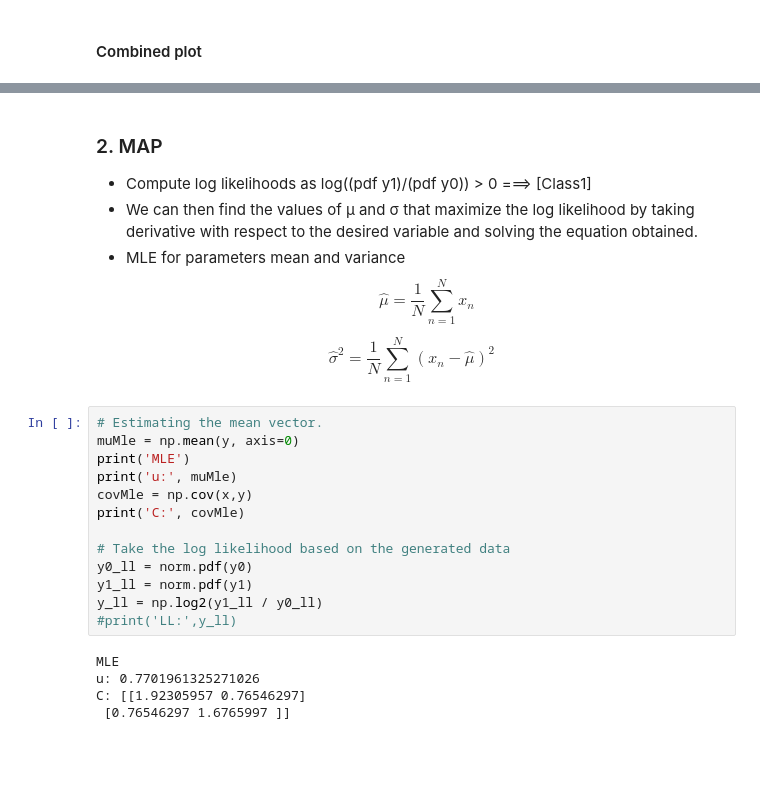
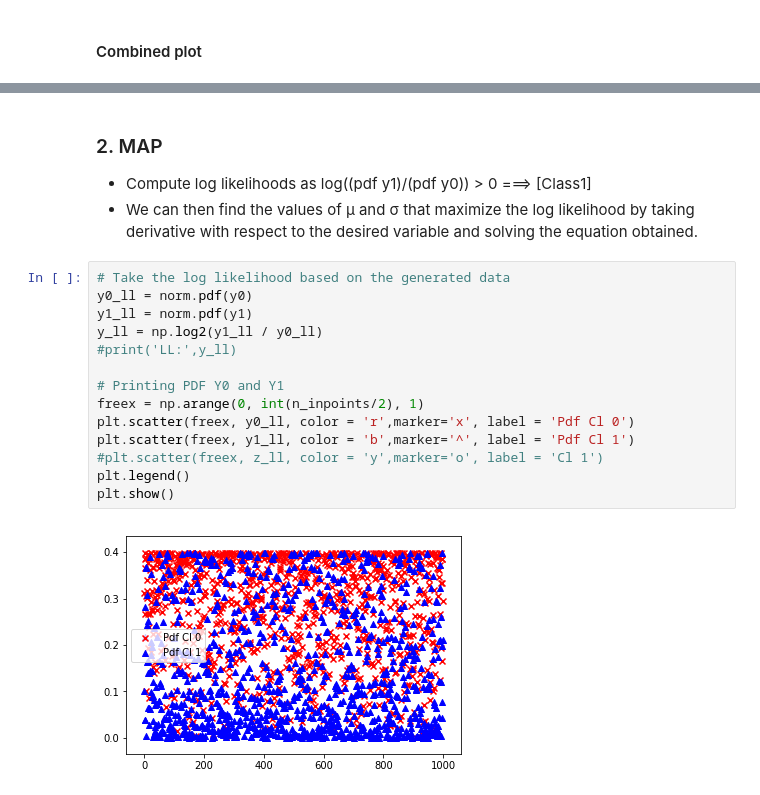
Before and after one commit to karmarv/mlearn, a Jupyter notebook: ml-h/h1-logreg.ipynb, the cells around one changed output, grey strips where cells are left out. Cells and saved outputs as stored; diff of their text form; blank space fills up the shorter version.

```diff
--- a/ml-h/h1-logreg.ipynb
+++ b/ml-h/h1-logreg.ipynb
@@ -92,32 +100,22 @@ Shape; X: (100,) , Y: (100,)
 - Compute log likelihoods as log((pdf y1)/(pdf y0)) > 0 ===> [Class1]
 - We can then find the values of µ and σ that maximize the log likelihood by taking derivative
 with respect to the desired variable and solving the equation obtained.
-- MLE for parameters mean and variance
-\begin{equation}
-\hat{\mu} = \frac{1}{N} {{\sum}}_{n=1}^{N}x_n
-\end{equation}
-
-\begin{equation}
-\hat{\sigma}^2 = \frac{1}{N} {{\sum}}_{n=1}^{N}(x_n - \hat{\mu})^2
-\end{equation}
-# %%
-# Estimating the mean vector.
-muMle = np.mean(y, axis=0)
-print('MLE')
-print('u:', muMle)
-covMle = np.cov(x,y)
-print('C:', covMle)
-
-# Take the log likelihood based on the generated data
-y0_ll = norm.pdf(y0)
-y1_ll = norm.pdf(y1)
-y_ll = np.log2(y1_ll / y0_ll)
-#print('LL:',y_ll)
-# %% [output]
-MLE
-u: 0.7701961325271026
-C: [[1.92305957 0.76546297]
- [0.76546297 1.6765997 ]]
+# %%
+# Take the log likelihood based on the generated data
+y0_ll = norm.pdf(y0)
+y1_ll = norm.pdf(y1)
+y_ll = np.log2(y1_ll / y0_ll)
+#print('LL:',y_ll)
+
+# Printing PDF Y0 and Y1
+freex = np.arange(0, int(n_inpoints/2), 1)
+plt.scatter(freex, y0_ll, color = 'r',marker='x', label = 'Pdf Cl 0')
+plt.scatter(freex, y1_ll, color = 'b',marker='^', label = 'Pdf Cl 1')
+#plt.scatter(freex, z_ll, color = 'y',marker='o', label = 'Cl 1')
+plt.legend()
+plt.show()
+# %% [output]
+[figure, added]
 # %%
 zx_ll = []
 zy_ll = []
```
Also changed, not shown: parts of 9 cells of this notebook.
